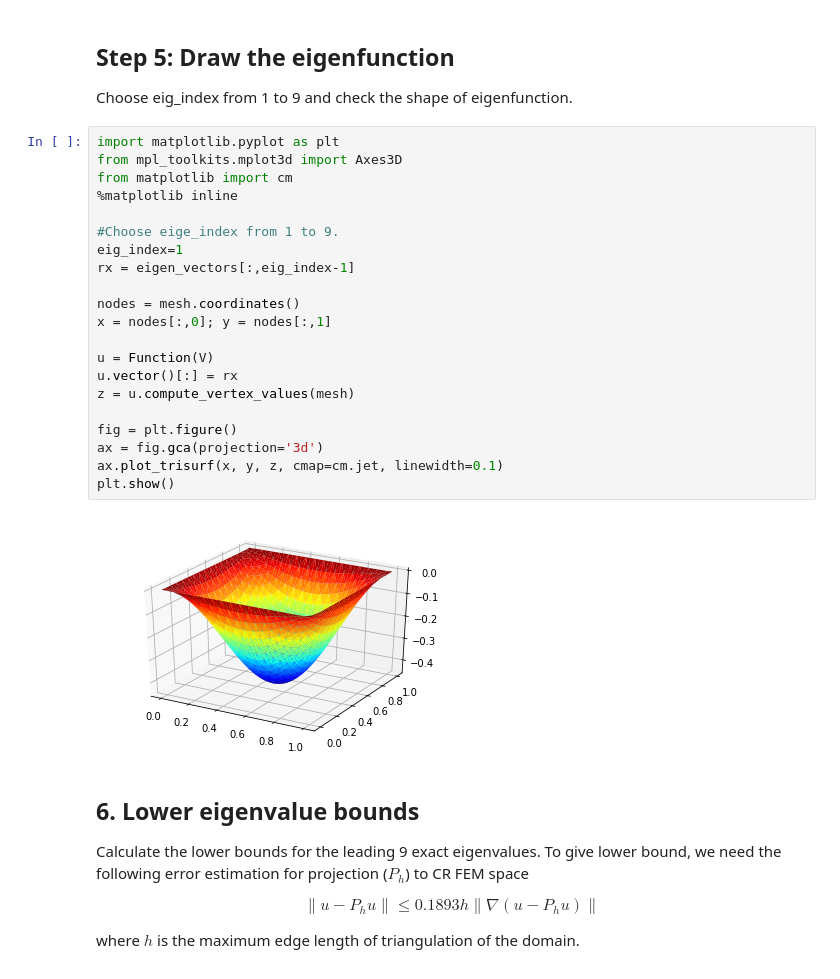
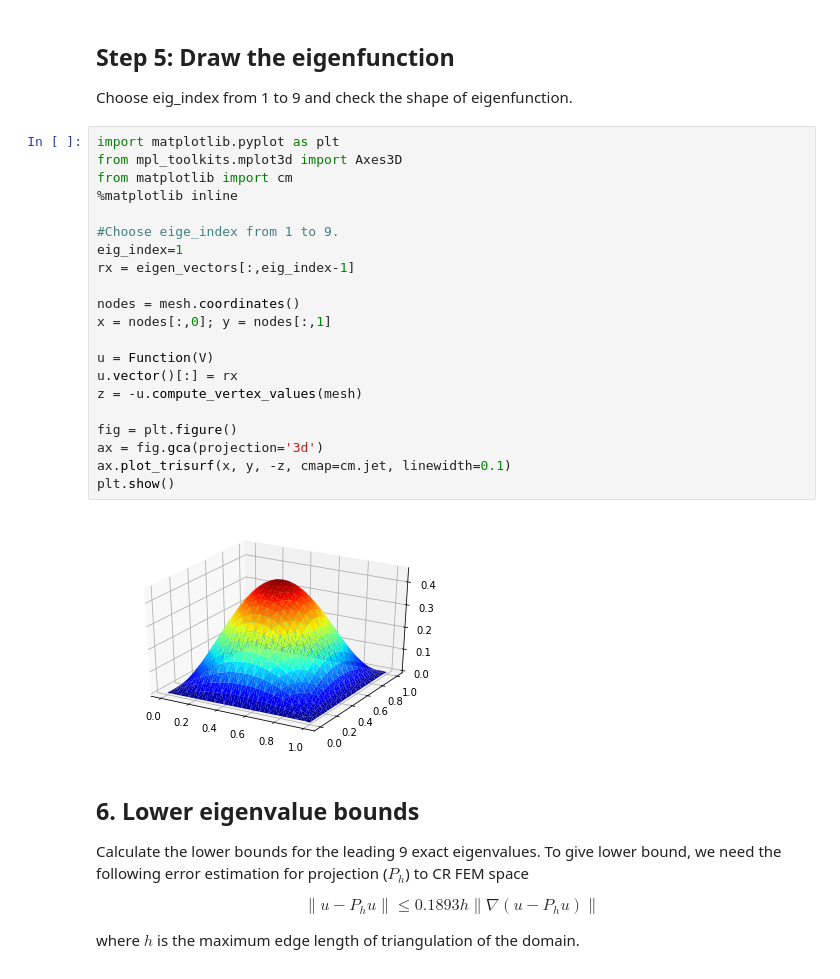
Before and after one commit to xfliu/eigenvalue, a Jupyter notebook: Eigenvalue_bounds_of_Laplacian.ipynb, the cells around one changed output. Drawn from its saved outputs; the diff is of its cells as text.

```diff
--- a/Eigenvalue_bounds_of_Laplacian.ipynb
+++ b/Eigenvalue_bounds_of_Laplacian.ipynb
@@ -123,26 +123,26 @@ Choose eig_index from 1 to 9 and check the shape of eigenfunction.
 # %%
 import matplotlib.pyplot as plt
 from mpl_toolkits.mplot3d import Axes3D
 from matplotlib import cm
 %matplotlib inline
 
 #Choose eige_index from 1 to 9.
 eig_index=1
 rx = eigen_vectors[:,eig_index-1]
 
 nodes = mesh.coordinates()
 x = nodes[:,0]; y = nodes[:,1]
 
 u = Function(V)
 u.vector()[:] = rx
-z = u.compute_vertex_values(mesh)
+z = -u.compute_vertex_values(mesh)
 
 fig = plt.figure()
 ax = fig.gca(projection='3d')
-ax.plot_trisurf(x, y, z, cmap=cm.jet, linewidth=0.1)
+ax.plot_trisurf(x, y, -z, cmap=cm.jet, linewidth=0.1)
 plt.show()
 # %% [output]
-[figure, old version]
+[figure, new version]
 # %% [markdown]
 ## 6. Lower eigenvalue bounds
 
```
Also changed, not shown: parts of 6 cells of this notebook.
